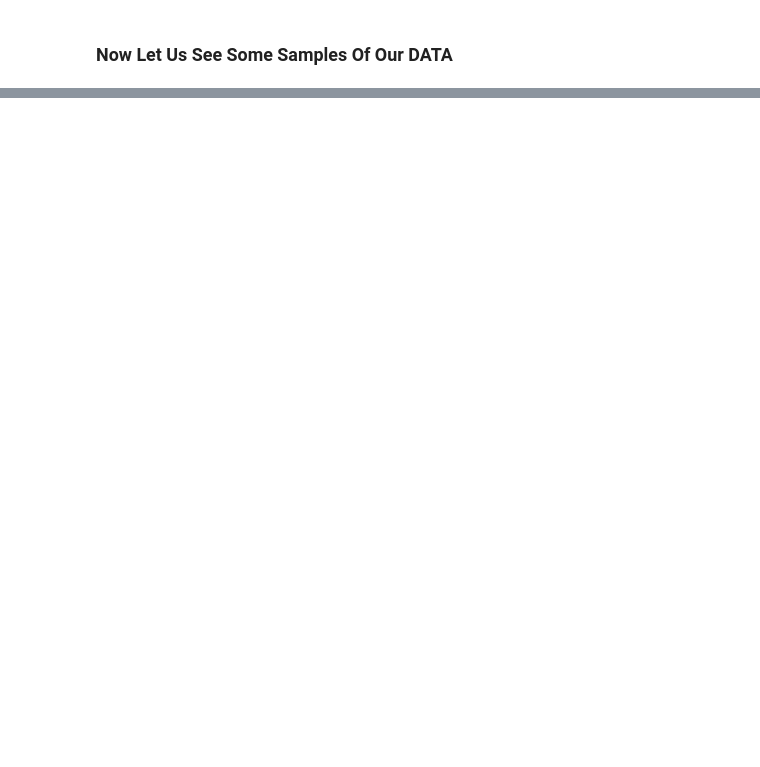
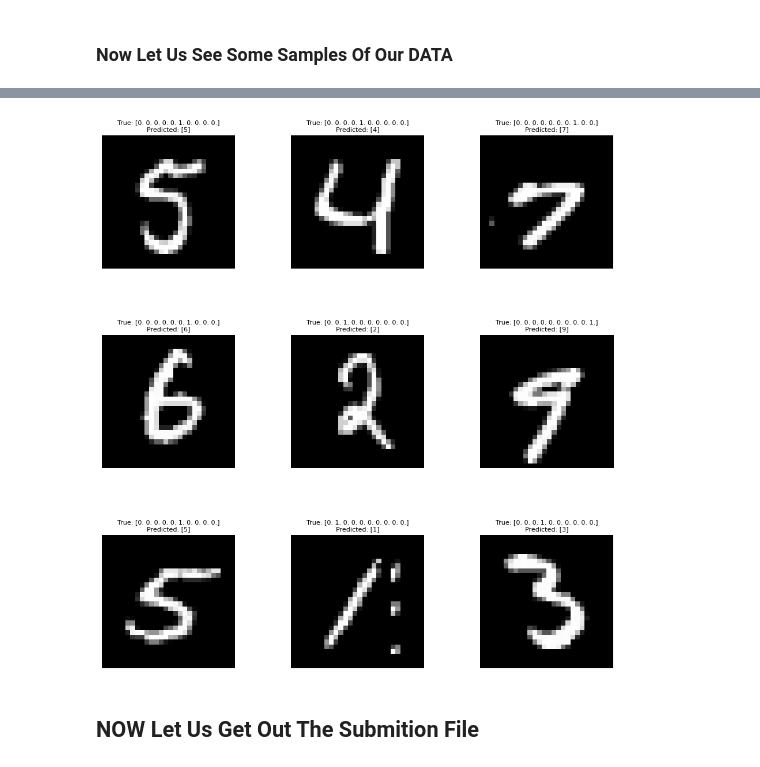
Before and after one commit to youssef-khalf/AI-EAGLES-KAGGLE_COMPETITIONS-, a Jupyter notebook: DIGIT-RECOGNIZER/ATWAN.ipynb, the cells around one changed output, grey strips where cells are left out. Drawn from its saved outputs; the diff is of its cells as text; code cells hidden in the pictures; blank space fills up the shorter version.

```diff
--- a/DIGIT-RECOGNIZER/ATWAN.ipynb
+++ b/DIGIT-RECOGNIZER/ATWAN.ipynb
@@ -147,0 +286,34 @@ model.save('Atwan98%.h5')
+# %%
+def predict_image(model, image):
+    # Preprocess the image (reshape and normalize)
+    # input_image = np.reshape(image, (1, 28, 28, 1)).astype('float32') / 255.0
+
+    predicted_label = np.argmax(model.predict(np.expand_dims(image, axis=0)), axis=1)
+    return predicted_label
+# %%
+# Randomly select num_subplots indices
+sample_indices = np.random.choice(len(X_test), 9, replace=False)
+
+# Create a (3x3) grid of subplots
+fig, axes = plt.subplots(3, 3, figsize=(12, 12))
+fig.subplots_adjust(hspace=0.5)
+
+for i, ax in enumerate(axes.flatten()):
+    if i < 9:
+        sample_index = sample_indices[i]
+        sample_image = X_test[sample_index]
+        true_label = y_test[sample_index]
+
+        # Predict the label using your function
+        predicted_label = predict_image(model, sample_image)
+
+        # Display the image
+        ax.imshow(np.squeeze(sample_image), cmap='gray')
+        ax.axis('off')
+
+        # Set the title with true and predicted labels
+        title = f'True: {true_label}\nPredicted: {predicted_label}'
+        ax.set_title(title, fontsize=8)
+
+plt.show()
+# %% [output]
@@ -147,0 +329,3 @@ model.save('Atwan98%.h5')
+[figure, added]
+# %% [markdown]
+## NOW Let Us Get Out The Submition File
```
Also changed, not shown: parts of 42 cells of this notebook, 2 other files.
